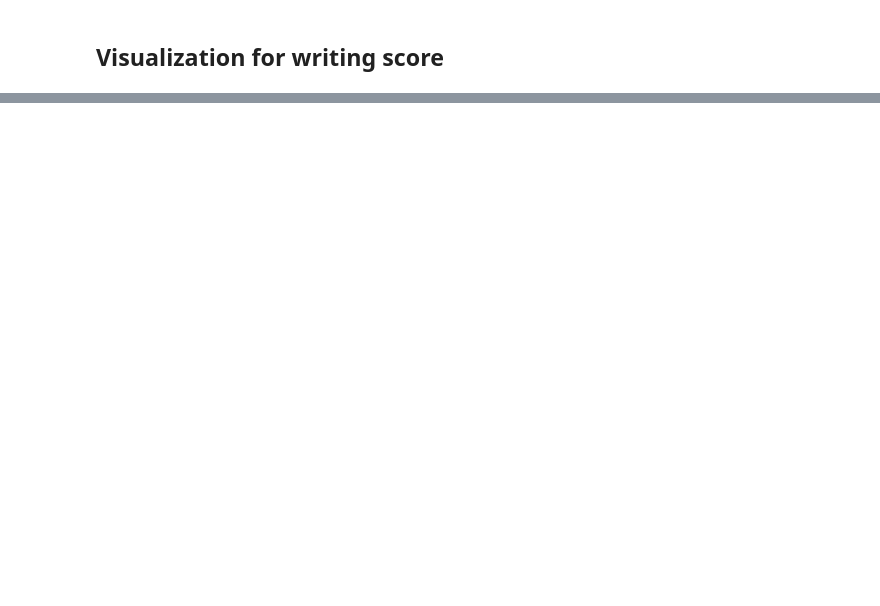
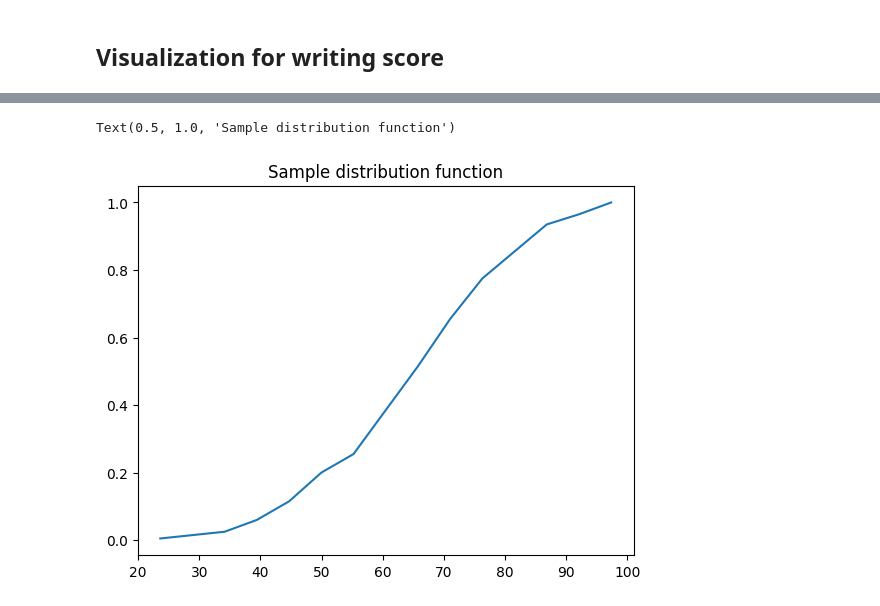
Before and after one commit to KVitaliiy/mathematical_statistic, a Jupyter notebook: lab1-data_preprocessing/lab1.ipynb, the cells around one changed output, grey strips where cells are left out. Drawn from its saved outputs; the diff is of its cells as text; code cells hidden in the pictures; blank space fills up the shorter version.

```diff
--- a/lab1-data_preprocessing/lab1.ipynb
+++ b/lab1-data_preprocessing/lab1.ipynb
@@ -144,4 +158,5 @@ points
 # %%
-F = frequency.cumsum()
+writing_F = writing_frequency.cumsum()
+writing_F.name = 'F'
 F
 # %% [output]
@@ -224,0 +271,7 @@ expect_square_writing_score = (points * frequency) * points
+# %%
+fig, ax = plt.subplots()
+ax.plot(writing_points, writing_F.values)
+ax.set_title('Sample distribution function')
+# %% [output]
+Text(0.5, 1.0, 'Sample distribution function')
+[figure, added]
```
Also changed, not shown: parts of 64 cells of this notebook.
